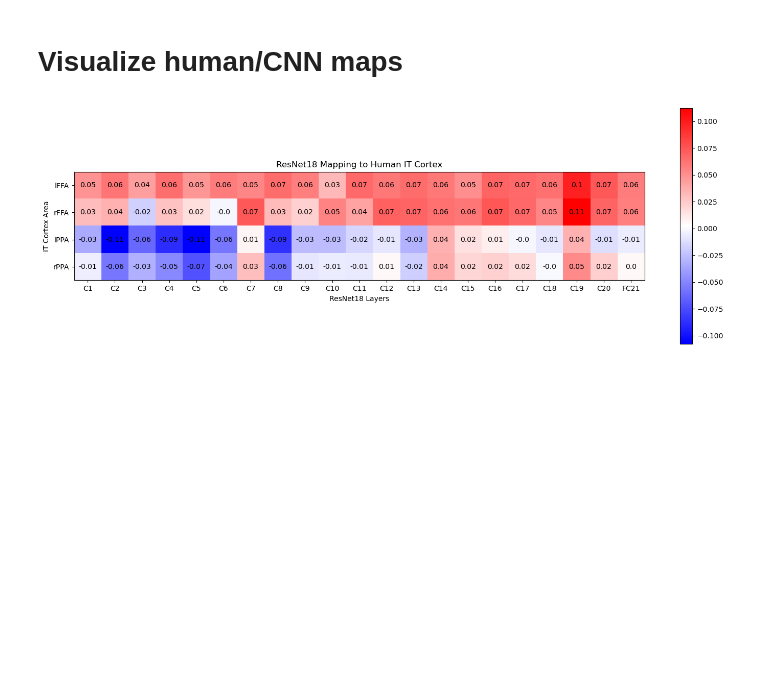
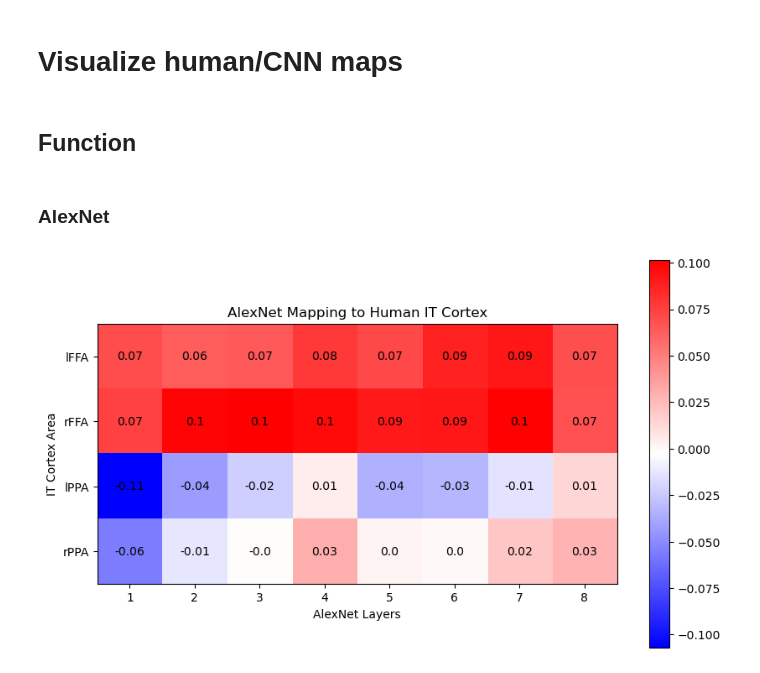
Before and after one commit to Olivia-Yoo/neuro140, a Jupyter notebook: code/figures.ipynb, the cells around one changed output. Saved outputs shown, nothing was run; the diff lists cells and outputs as text; code cells hidden in the pictures; blank space fills up the shorter version.

Commit message:
constructed human cnn layer maps

```diff
--- a/code/figures.ipynb
+++ b/code/figures.ipynb
@@ -178,33 +156,41 @@ rn18_layer_names = ['C1',
+# %% [markdown]
+## Function
 # %%
-# Create heatmap
-fig, ax = plt.subplots(figsize=(18,6))
-heatmap = ax.imshow(rn18_map, cmap='bwr')
+def viz_human_cnn_map(network_map, network_name, save=False, save_name='', width=18, height=6):
 
-# Add value annotations to each cell
-for i in range(rn18_map.shape[0]):
-    for j in range(rn18_map.shape[1]):
-        ax.annotate(str(round(rn18_map[i,j],2)), xy=(j, i),
-                    horizontalalignment='center', verticalalignment='center')
+    # create heatmap
+    fig, ax = plt.subplots(figsize=(width, height))
+    heatmap = ax.imshow(network_map, cmap='bwr')
 
-# Add colorbar
-cbar = ax.figure.colorbar(heatmap, ax=ax)
+    # add value annotations to each cell
+    for i in range(network_map.shape[0]):
+        for j in range(network_map.shape[1]):
+            ax.annotate(str(round(network_map[i,j], 2)), xy=(j, i),
+                        horizontalalignment='center', verticalalignment='center')
 
-# Set axis labels
-ax.set_xticks(np.arange(rn18_map.shape[1]))
-ax.set_yticks(np.arange(rn18_map.shape[0]))
-ax.set_xticklabels(rn18_layer_names)
-ax.set_yticklabels(ROI_NAMES)
-ax.set_xlabel("ResNet18 Layers")
-ax.set_ylabel("IT Cortex Area")
+    # add colorbar
+    cbar = ax.figure.colorbar(heatmap, ax=ax)
 
-# Rotate the tick labels and set their alignment
-# plt.setp(ax.get_xticklabels(), rotation=45, ha="right",
-#          rotation_mode="anchor")
+    # set axis labels
+    ax.set_xticks(np.arange(network_map.shape[1]))
+    ax.set_yticks(np.arange(network_map.shape[0]))
+    ax.set_xticklabels(np.arange(1,network_map.shape[1] + 1))
+    ax.set_yticklabels(ROI_NAMES)
+    ax.set_xlabel(network_name + ' Layers')
+    ax.set_ylabel('IT Cortex Area')
 
-# Set title
-ax.set_title("ResNet18 Mapping to Human IT Cortex")
+    # set title
+    ax.set_title(network_name + " Mapping to Human IT Cortex")
 
-# Show the plot
-plt.show()
+    # save
+    if save:
+        plt.savefig(save_name)
+
+    plt.show()
-# %% [output]
-[figure, removed]
+# %% [markdown]
+### AlexNet
+# %%
+save_path = MAP_DATA_PATH + '/alexnet_human_map.png'
+viz_human_cnn_map(alexnet_map, 'AlexNet', save=True, save_name=save_path, width=10)
+# %% [output]
+[figure, added]
```
Also changed, not shown: parts of 13 cells of this notebook, 8 other files.
